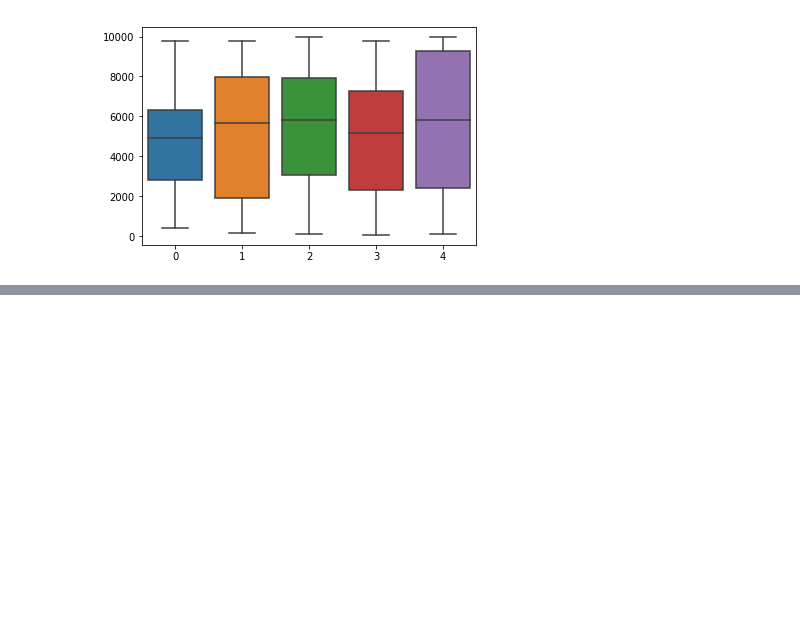
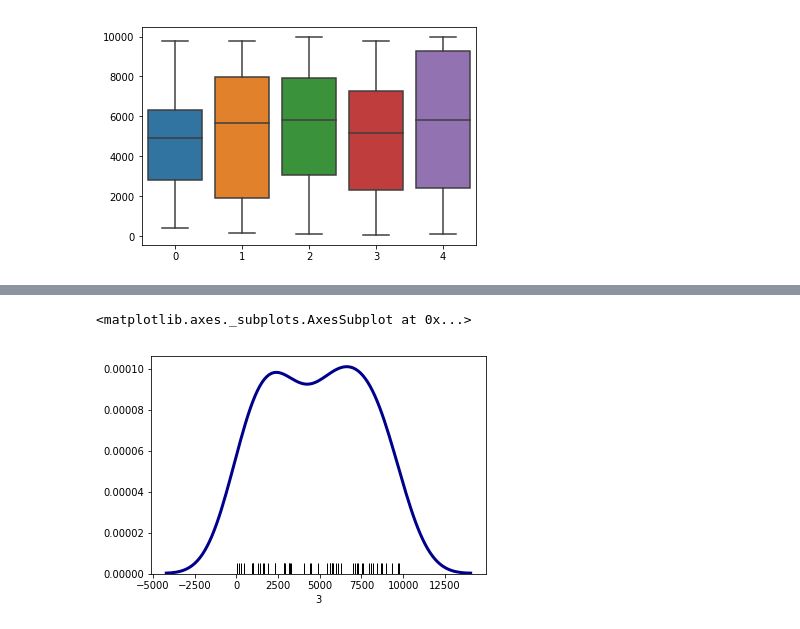
Before and after one commit to AideenByrne/FundamentalsProject, a Jupyter notebook: Fundamentals of Data Analysis Project .ipynb, the cells around one changed output, grey strips where cells are left out. Cells and saved outputs as stored; diff of their text form; code cells hidden in the pictures; blank space fills up the shorter version.

```diff
--- a/Fundamentals of Data Analysis Project .ipynb
+++ b/Fundamentals of Data Analysis Project .ipynb
@@ -103,0 +112,10 @@ From reading blogs and articles online about the box plot I learned that it is a
+# %%
+#rugplot
+subset = df1[3]#select the 3rd column from the DataFrame and name it as subset
+sns.distplot(subset, hist = False, kde = True, rug = True,
+             color = 'darkblue',
+             kde_kws={'linewidth': 3},
+             rug_kws={'color': 'black'})#code to plot rugplot borrowed from https://towardsdatascience.com/histograms-and-density-plots-in-python-f6bda88f5ac0
+# %% [output]
+<matplotlib.axes._subplots.AxesSubplot at 0x...>
+[figure, added]
```
Also changed, not shown: parts of 12 cells of this notebook.
